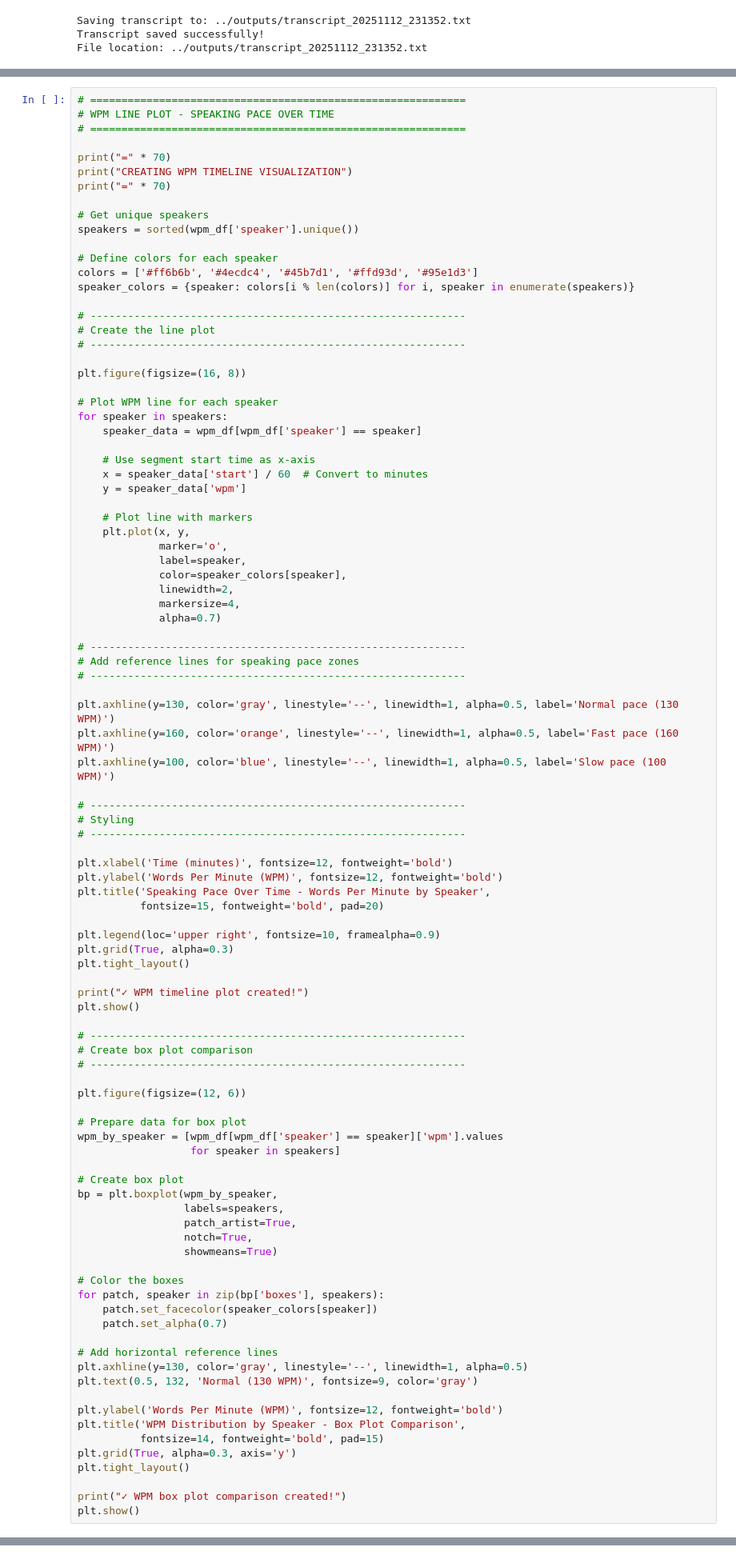
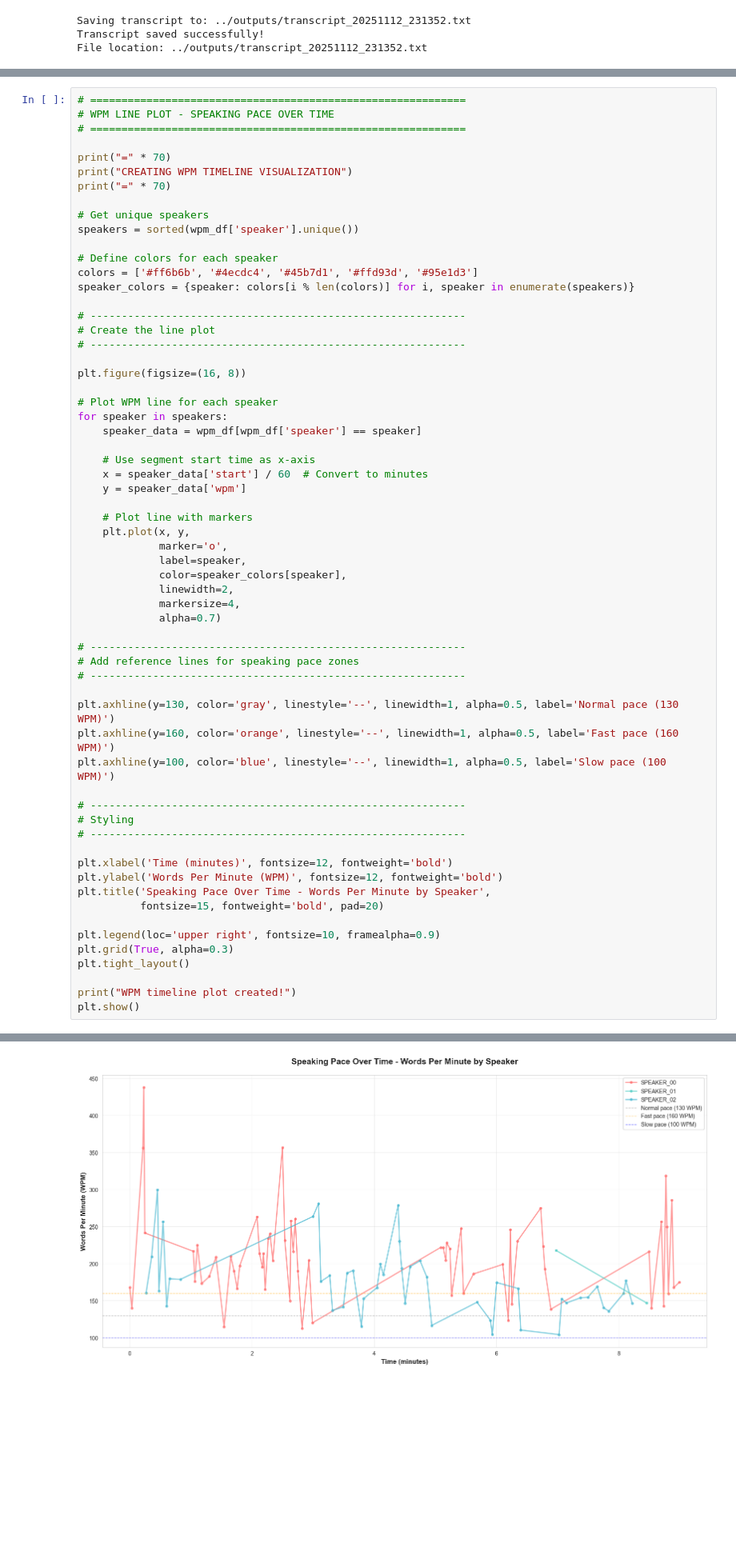
Before and after one commit to norakeavney/SpeakSense, a Jupyter notebook: speechlab/bias_detection_dashboard.ipynb, the cells around one changed output, grey strips where cells are left out. Shown: that part at 80% size. Drawn from its saved outputs; the diff is of its cells as text; blank space fills up the shorter version.

```diff
--- a/speechlab/bias_detection_dashboard.ipynb
+++ b/speechlab/bias_detection_dashboard.ipynb
@@ -767,40 +781,6 @@ plt.legend(loc='upper right', fontsize=10, framealpha=0.9)
 plt.grid(True, alpha=0.3)
 plt.tight_layout()
 
-print("✓ WPM timeline plot created!")
+print("WPM timeline plot created!")
 plt.show()
-
-# ------------------------------------------------------------
-# Create box plot comparison
-# ------------------------------------------------------------
-
-plt.figure(figsize=(12, 6))
-
-# Prepare data for box plot
-wpm_by_speaker = [wpm_df[wpm_df['speaker'] == speaker]['wpm'].values
-                  for speaker in speakers]
-
-# Create box plot
-bp = plt.boxplot(wpm_by_speaker,
-                 labels=speakers,
-                 patch_artist=True,
-                 notch=True,
-                 showmeans=True)
-
-# Color the boxes
-for patch, speaker in zip(bp['boxes'], speakers):
-    patch.set_facecolor(speaker_colors[speaker])
-    patch.set_alpha(0.7)
-
-# Add horizontal reference lines
-plt.axhline(y=130, color='gray', linestyle='--', linewidth=1, alpha=0.5)
-plt.text(0.5, 132, 'Normal (130 WPM)', fontsize=9, color='gray')
-
-plt.ylabel('Words Per Minute (WPM)', fontsize=12, fontweight='bold')
-plt.title('WPM Distribution by Speaker - Box Plot Comparison',
-          fontsize=14, fontweight='bold', pad=15)
-plt.grid(True, alpha=0.3, axis='y')
-plt.tight_layout()
-
-print("✓ WPM box plot comparison created!")
-plt.show()
+# %% [output]
@@ -807,3 +791,4 @@ plt.show()
+[figure, added]
 # %%
 # ============================================================
 # AVERAGE WPM BAR CHART
```
Also changed, not shown: parts of 6 cells of this notebook.
